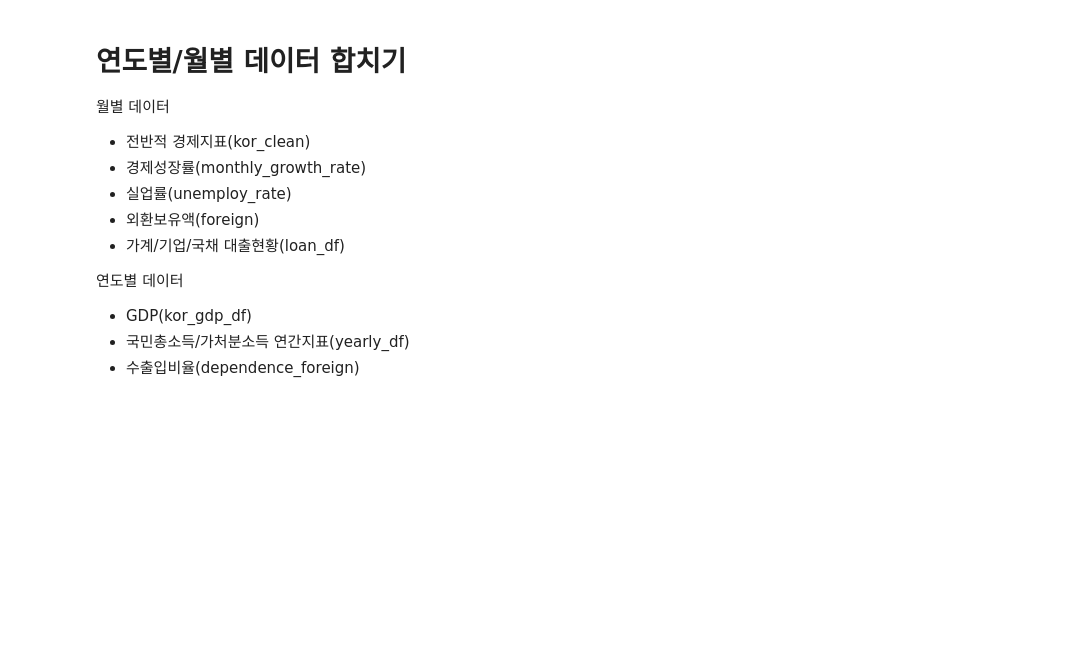
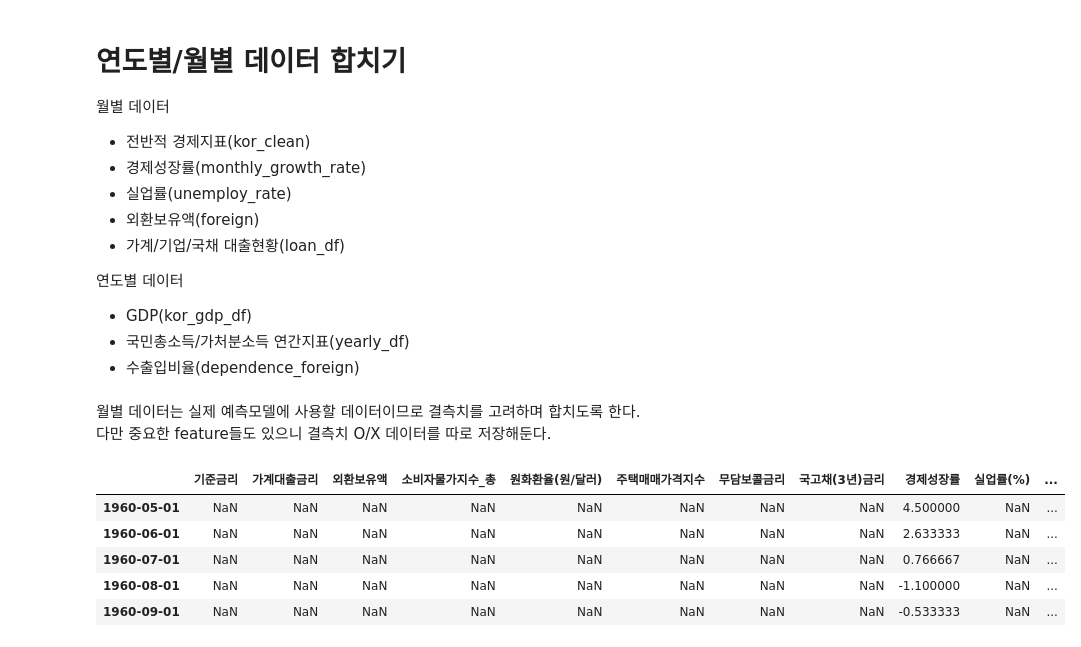
Before and after one commit to nan-park/section2_project, a Jupyter notebook: kor_data_preprocessing.ipynb, the cells around one changed output. Saved outputs shown, nothing was run; the diff lists cells and outputs as text; code cells hidden in the pictures; blank space fills up the shorter version.

```diff
--- a/kor_data_preprocessing.ipynb
+++ b/kor_data_preprocessing.ipynb
@@ -724,3 +727,16 @@ dependence_foreign.head()
 - GDP(kor_gdp_df)
 - 국민총소득/가처분소득 연간지표(yearly_df)
 - 수출입비율(dependence_foreign)
+# %% [markdown]
+월별 데이터는 실제 예측모델에 사용할 데이터이므로 결측치를 고려하며 합치도록 한다.<br>
+다만 중요한 feature들도 있으니 결측치 O/X 데이터를 따로 저장해둔다.
+# %%
+monthly_data = pd.concat([kor_clean, monthly_growth_rate, unemploy_rate, foreign, loan_df], axis=1, join='outer') # outer join
+monthly_data.head()
+# %% [output]
+|  | 기준금리 | 가계대출금리 | 외환보유액 | 소비자물가지수_총 | 원화환율(원/달러) | 주택매매가격지수 | 무담보콜금리 | 국고채(3년)금리 | 경제성장률 | 실업률(%) | ... |
+| 1960-05-01 | NaN | NaN | NaN | NaN | NaN | NaN | NaN | NaN | 4.500000 | NaN | ... |
+| 1960-06-01 | NaN | NaN | NaN | NaN | NaN | NaN | NaN | NaN | 2.633333 | NaN | ... |
+| 1960-07-01 | NaN | NaN | NaN | NaN | NaN | NaN | NaN | NaN | 0.766667 | NaN | ... |
+| 1960-08-01 | NaN | NaN | NaN | NaN | NaN | NaN | NaN | NaN | -1.100000 | NaN | ... |
+| 1960-09-01 | NaN | NaN | NaN | NaN | NaN | NaN | NaN | NaN | -0.533333 | NaN | ... |
```
Also changed, not shown: parts of 8 cells of this notebook.
